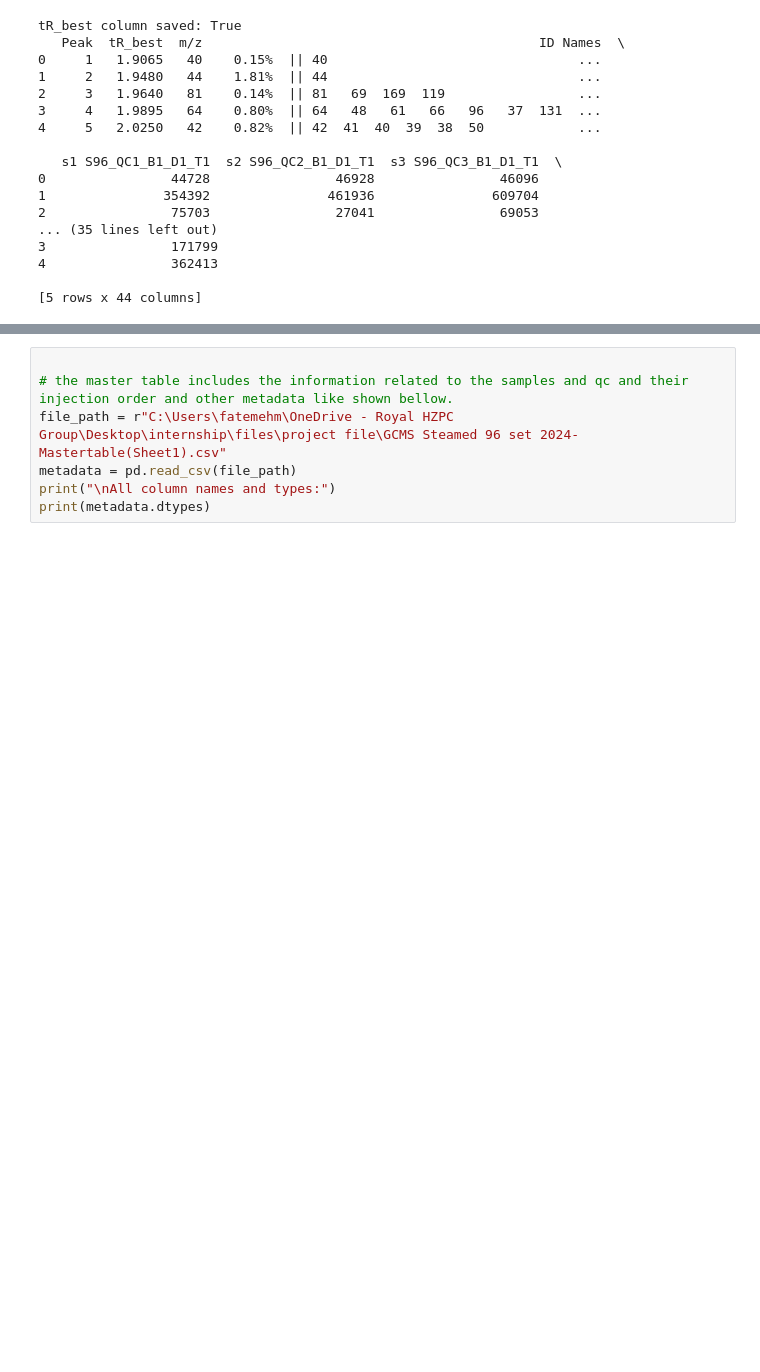
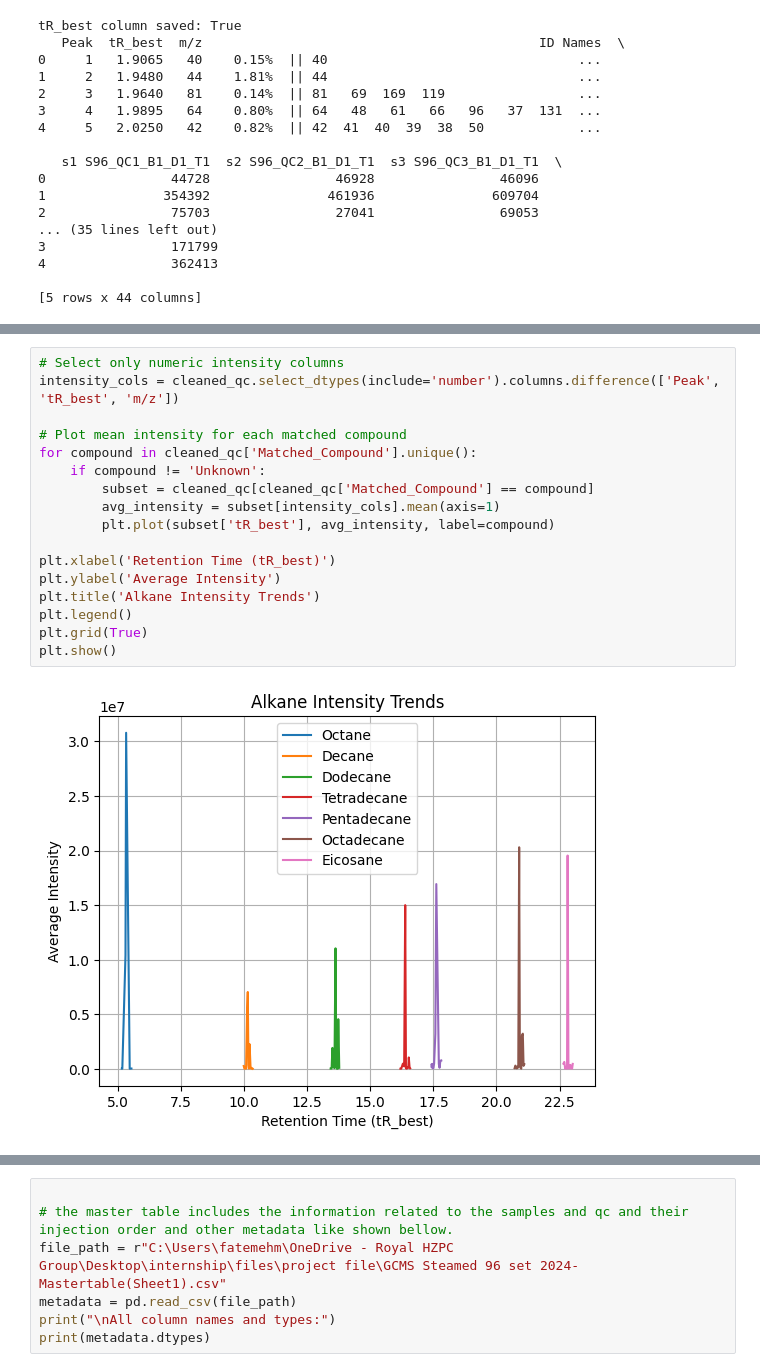
Before and after one commit to Fatemeh1362/internship, a Jupyter notebook: metrix_qc_prepration.ipynb, the cells around one changed output, grey strips where cells are left out. Cells and saved outputs as stored; diff of their text form; blank space fills up the shorter version.

Commit message:
Update metrix_qc_prepration.ipynb
qc data compound identification

```diff
--- a/metrix_qc_prepration.ipynb
+++ b/metrix_qc_prepration.ipynb
@@ -157 +205,20 @@ tR_best column saved: True
+# %%
+# Select only numeric intensity columns
+intensity_cols = cleaned_qc.select_dtypes(include='number').columns.difference(['Peak', 'tR_best', 'm/z'])
+
+# Plot mean intensity for each matched compound
+for compound in cleaned_qc['Matched_Compound'].unique():
+    if compound != 'Unknown':
+        subset = cleaned_qc[cleaned_qc['Matched_Compound'] == compound]
+        avg_intensity = subset[intensity_cols].mean(axis=1)
+        plt.plot(subset['tR_best'], avg_intensity, label=compound)
+
+plt.xlabel('Retention Time (tR_best)')
+plt.ylabel('Average Intensity')
+plt.title('Alkane Intensity Trends')
+plt.legend()
+plt.grid(True)
+plt.show()
+# %% [output]
+[figure, added]
 # %% [markdown]
```
Also changed, not shown: parts of 3 cells of this notebook.
